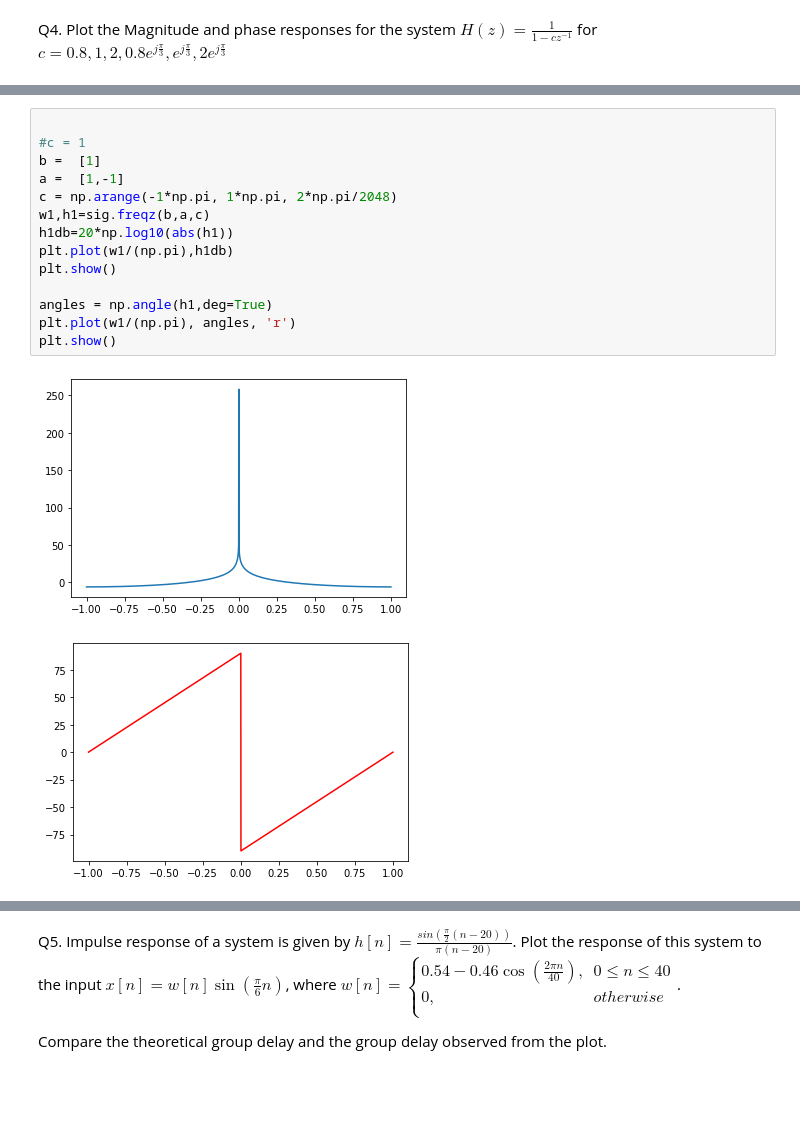
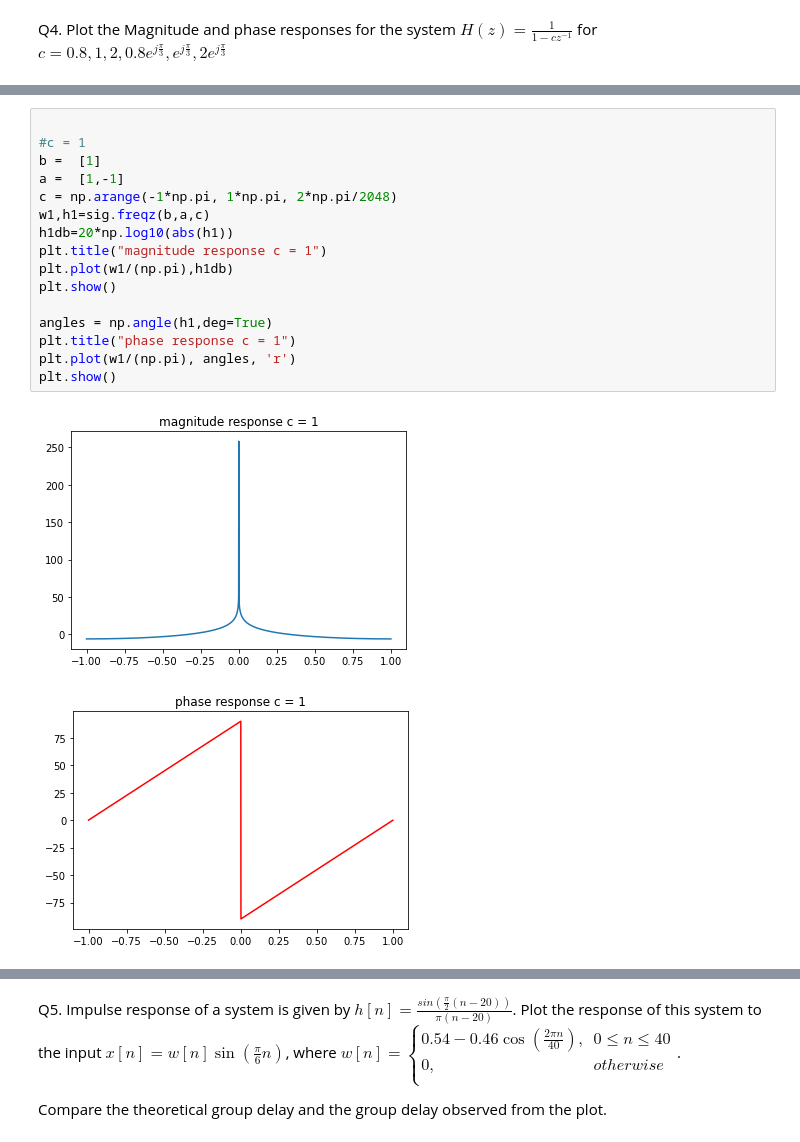
Before and after one commit to the-pinbo/EC211, a Jupyter notebook: Lab7/WEEK_7_ASSIGNMENT.ipynb, the cells around one changed output, grey strips where cells are left out. Drawn from its saved outputs; the diff is of its cells as text; blank space fills up the shorter version.

```diff
--- a/Lab7/WEEK_7_ASSIGNMENT.ipynb
+++ b/Lab7/WEEK_7_ASSIGNMENT.ipynb
@@ -215,20 +217,22 @@ plt.show()
 # %%
 
 #c = 1
 b =  [1]
 a =  [1,-1]
 c = np.arange(-1*np.pi, 1*np.pi, 2*np.pi/2048)
 w1,h1=sig.freqz(b,a,c)
 h1db=20*np.log10(abs(h1))
+plt.title("magnitude response c = 1")
 plt.plot(w1/(np.pi),h1db)
 plt.show()
 
 angles = np.angle(h1,deg=True)
+plt.title("phase response c = 1")
 plt.plot(w1/(np.pi), angles, 'r')
 plt.show()
 # %% [output]
-[figure, old version]
+[figure, new version]
-[figure, old version]
+[figure, new version]
 # %%
 
 #c = 2
```
Also changed, not shown: parts of 7 cells of this notebook.
